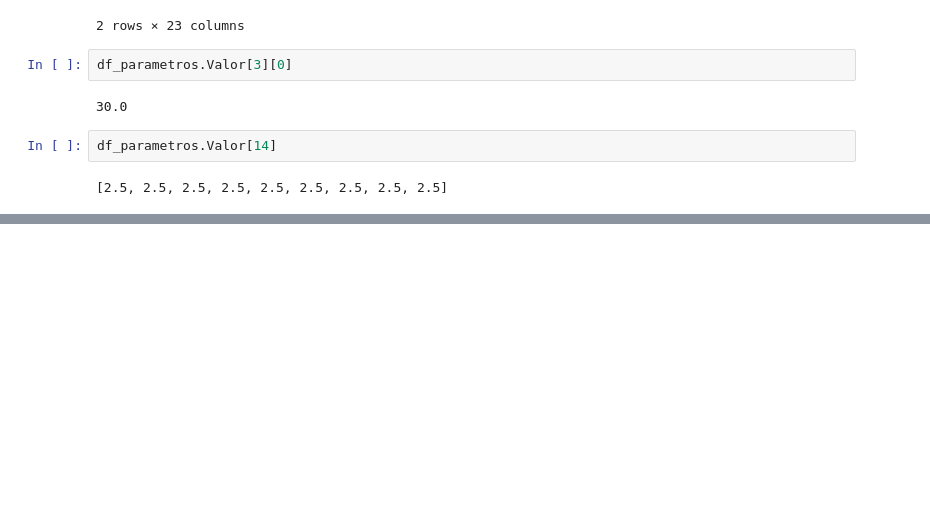
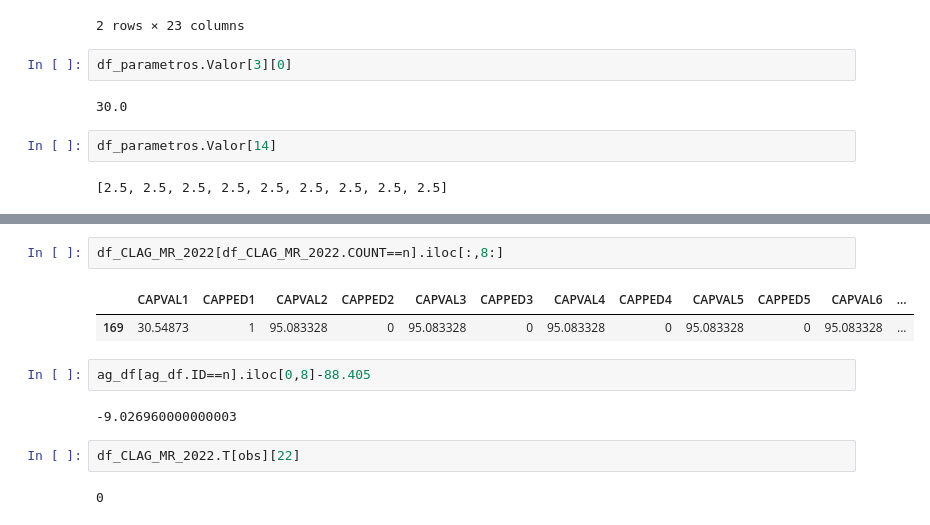
Before and after one commit to jlztorres/local_capping, a Jupyter notebook: plata_capping.ipynb, the cells around one changed output, grey strips where cells are left out. Drawn from its saved outputs; the diff is of its cells as text; blank space fills up the shorter version.

```diff
--- a/plata_capping.ipynb
+++ b/plata_capping.ipynb
@@ -772,0 +664,13 @@ df_CLAG_MR_2022.iloc[obs,9]
+# %%
+df_CLAG_MR_2022[df_CLAG_MR_2022.COUNT==n].iloc[:,8:]
+# %% [output]
+|  | CAPVAL1 | CAPPED1 | CAPVAL2 | CAPPED2 | CAPVAL3 | CAPPED3 | CAPVAL4 | CAPPED4 | CAPVAL5 | CAPPED5 | CAPVAL6 | ... |
+| 169 | 30.54873 | 1 | 95.083328 | 0 | 95.083328 | 0 | 95.083328 | 0 | 95.083328 | 0 | 95.083328 | ... |
+# %%
+ag_df[ag_df.ID==n].iloc[0,8]-88.405
+# %% [output]
+-9.026960000000003
+# %%
+df_CLAG_MR_2022.T[obs][22]
+# %% [output]
+0
```
Also changed, not shown: parts of 41 cells of this notebook.
